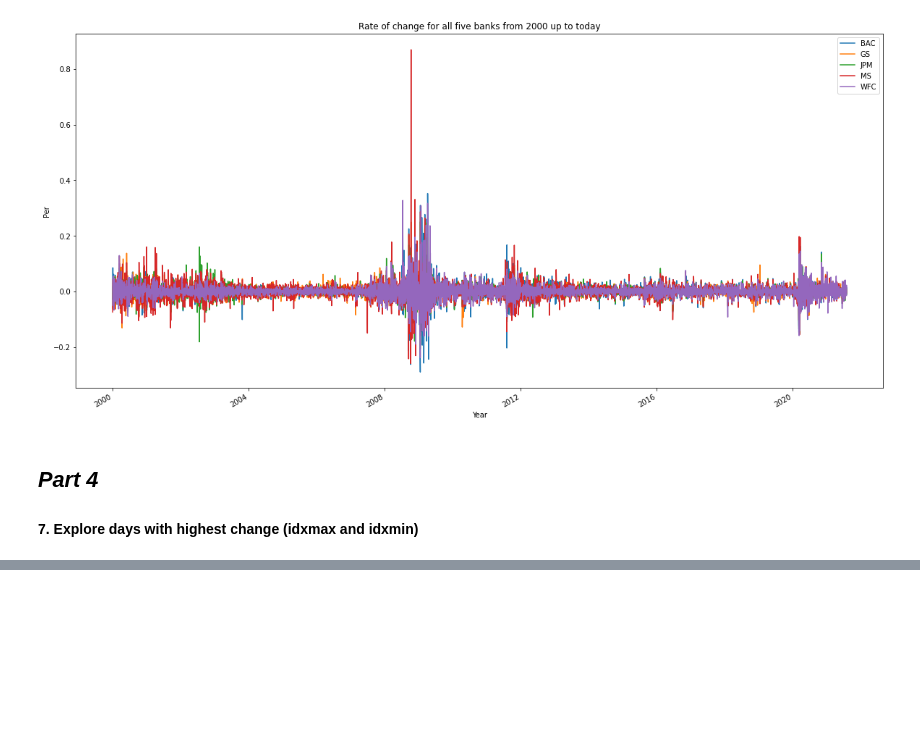
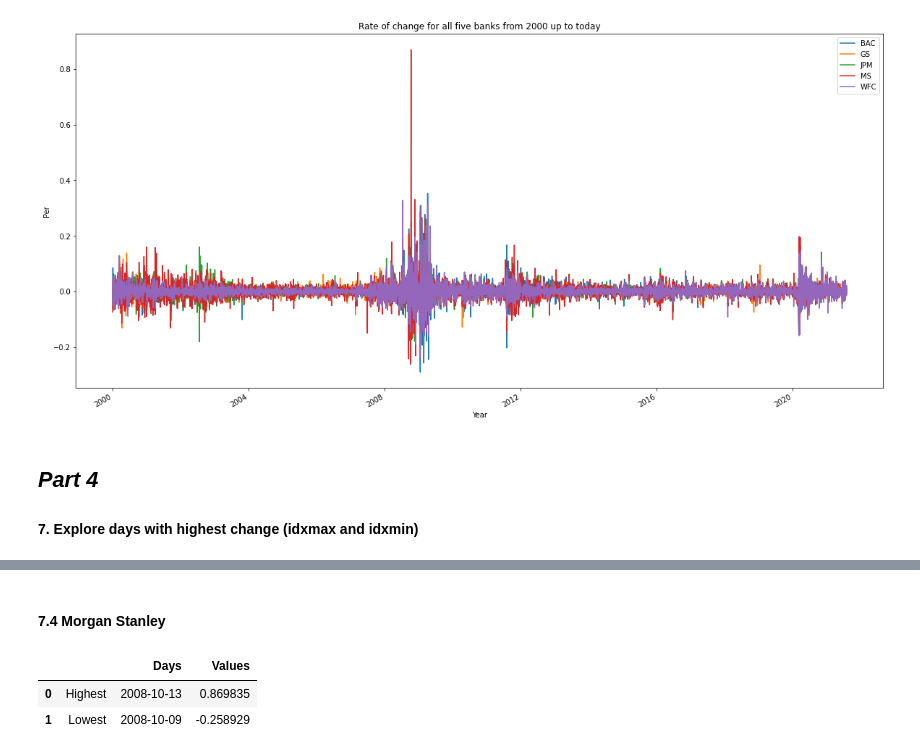
Before and after one commit to sli782/DC, a Jupyter notebook: data_challenge.ipynb, the cells around one changed output, grey strips where cells are left out. Cells and saved outputs as stored; diff of their text form; code cells hidden in the pictures; blank space fills up the shorter version.

```diff
--- a/data_challenge.ipynb
+++ b/data_challenge.ipynb
@@ -206,0 +231,8 @@ Text(0, 0.5, 'Per')
+# %% [markdown]
+#### 7.4 Morgan Stanley
+# %%
+bankIDX("MS",rocDF)
+# %% [output]
+|  |  | Days | Values |
+| 0 | Highest | 2008-10-13 | 0.869835 |
+| 1 | Lowest | 2008-10-09 | -0.258929 |
```
Also changed, not shown: parts of 15 cells of this notebook.
